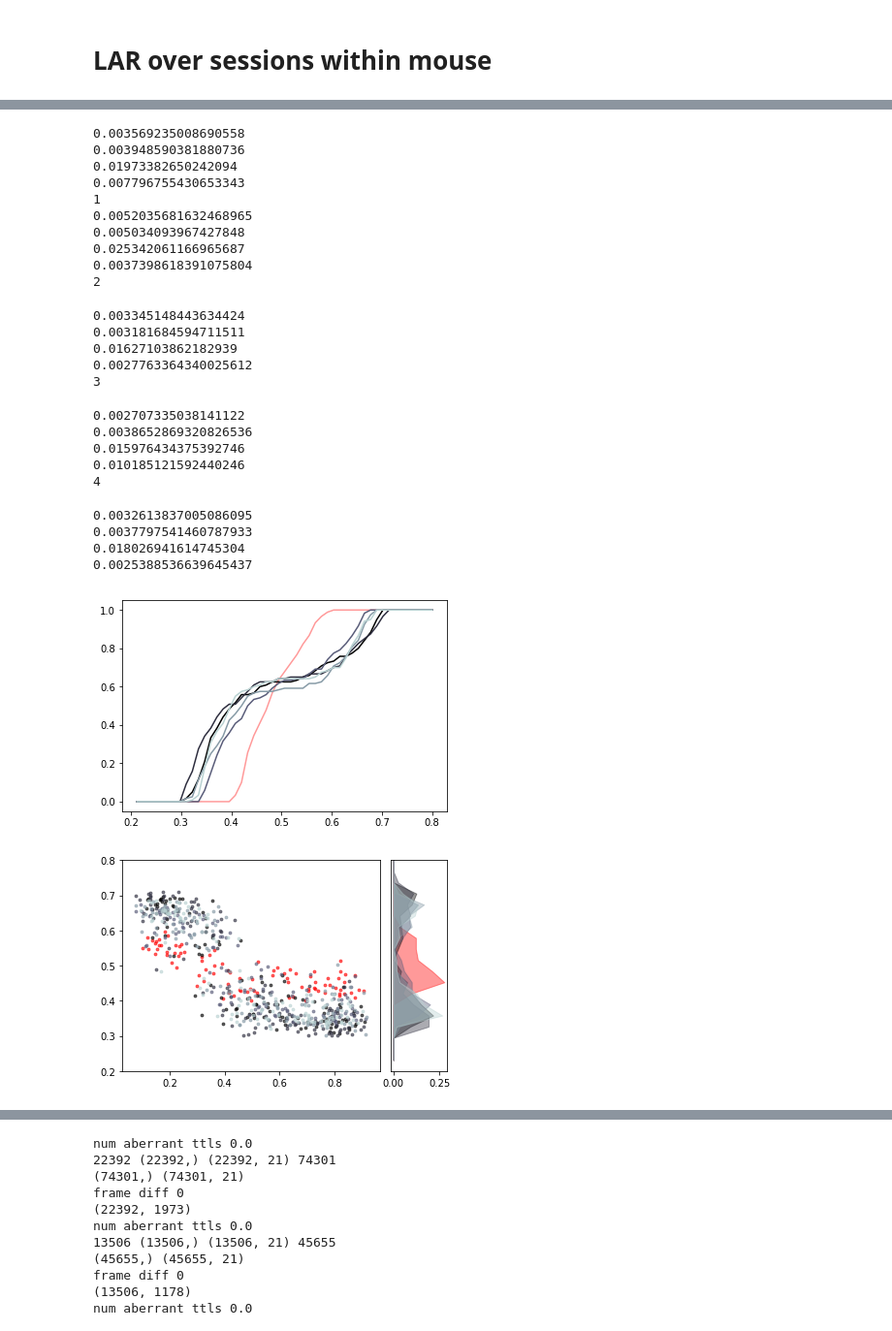
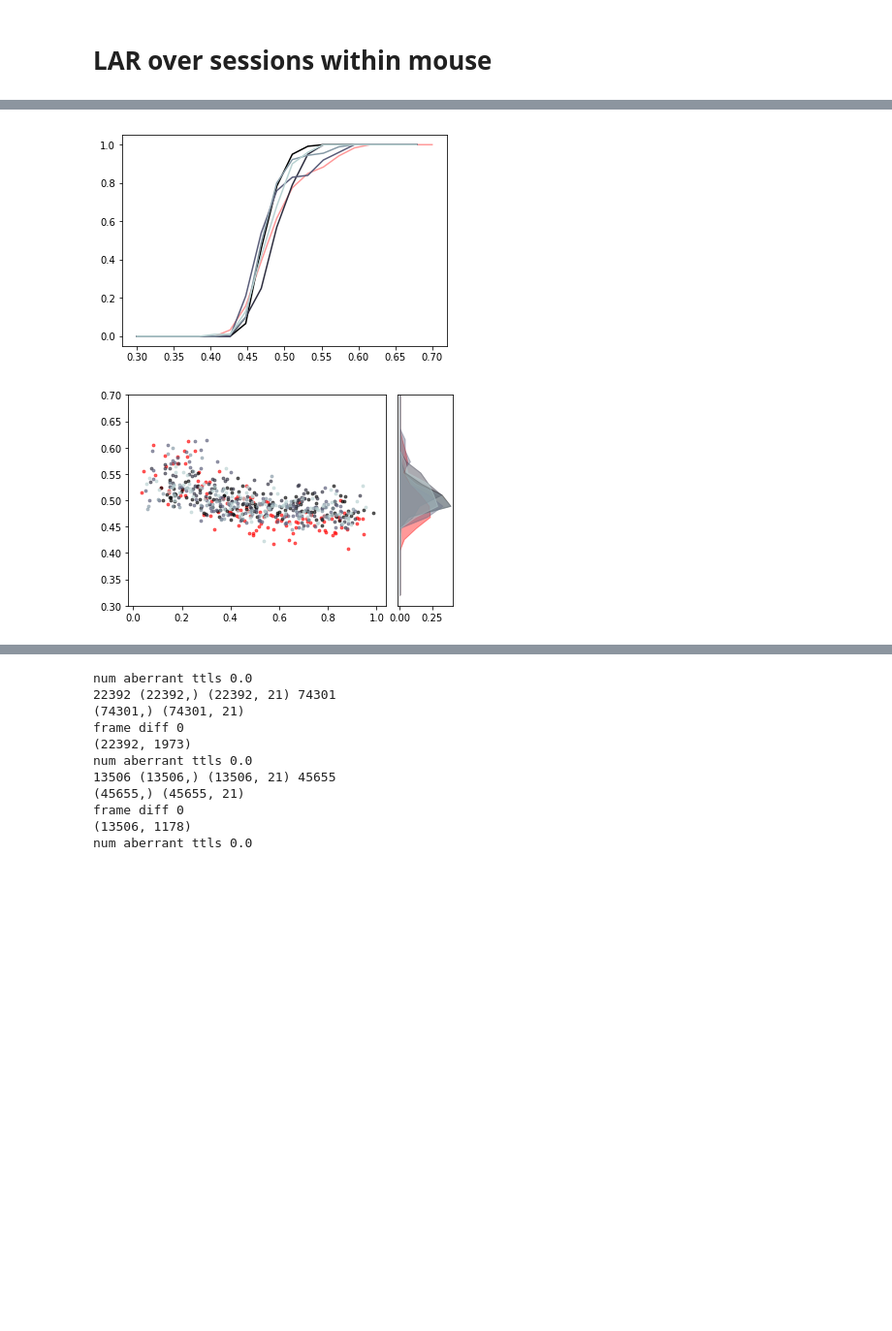
Before and after one commit to GiocomoLab/MightyMorphingPhotonRangers, a Jupyter notebook: SimMats/LogAngleRatioPlots.ipynb, the cells around one changed output, grey strips where cells are left out. Shown at 97% size. Drawn from its saved outputs; the diff is of its cells as text; code cells hidden in the pictures; blank space fills up the shorter version.

```diff
--- a/SimMats/LogAngleRatioPlots.ipynb
+++ b/SimMats/LogAngleRatioPlots.ipynb
@@ -879,7 +984,7 @@ ax.fill_between(edges[1:],rare_hist/rare_hist.sum(),alpha=.3,color=plt.cm.copper
 # %%
 # plot distributions of absolute values and cdfs
 f,ax = plt.subplots()
-bins = np.linspace(0,1)
+bins = np.linspace(0.2,.8)
 fam_hist,edges = np.histogram(np.abs(mega_lar_fam),bins)
 rare_hist,edges = np.histogram(np.abs(mega_lar_rare),bins)
 ax.fill_between(edges[1:],fam_hist/fam_hist.sum(),alpha=.3,color=plt.cm.cividis(0.))
@@ -934,7 +1039,7 @@ def _plot_LAR_session(lar,em,color='red',ymin=.2,ymax=.8,f=None,gs=None,ax_scat
     return {'f':f,'ax_scat':ax_scat,'gs':gs,'ax_hist':ax_hist}
 # %%
 
-mouse = '4139265.3'
+mouse = '4222168.1'
 df_mouse = df[df['MouseName'].str.match(mouse)]
 df_mouse
 # %% [output]
@@ -964,0 +1055,14 @@ frame diff 0
+# %%
+sess = df_mouse.iloc[0]
+_lar,_em,sim0,sim1 = sess_lar(sess,max_pos=450.)
+
+
+ds_mask = make_ds_mask(_em)
+_em_ds, _lar_ds = _em[ds_mask],_lar[ds_mask]
+
+# ed = err_density(_lar,_em)
+print('Rare r2:', 1-((loo_reg(rare_map_spline(_em*1.6-.3),_lar,model=linreg())-_lar)**2).mean()/np.var(_lar))
+print('Fam r2:', 1-((loo_reg(fam_map_spline(_em*1.6-.3),_lar,model=linreg())-_lar)**2).mean()/np.var(_lar))
+
+# print('Rare BIC', BIC(loo_reg(rare_map_spline(_em*1.6-.3),_lar),_lar,2))
+# print('Freq BIC', BIC(loo_reg(fam_map_spline(_em*1.6-.3),_lar),_lar,2))
@@ -964,0 +1162,4 @@ frame diff 0
+# %%
+mouse = '4222154.1'
+df_mouse = df[df['MouseName'].str.match(mouse)]
+df_mouse
@@ -965,5 +1195,6 @@ frame diff 0
 # %%
-edges = np.linspace(.2,.8)
+edges = np.linspace(0.30,.7,num=20)
+
 
 
 f_cdf,ax_cdf = plt.subplots()
@@ -972,19 +1203,23 @@ hist,trsh = np.histogram(_lar,edges)
 hist = hist/hist.sum()
 ax_cdf.plot(edges[1:],np.cumsum(hist),color='red',alpha=.4)
 
-fig_d = _plot_LAR_session(_lar,_em,color='red')
+fig_d = _plot_LAR_session(_lar,_em,color='red',ymin=.3,ymax=.7)
 
-N = len(LAR_rare[mouse])
-for sess, (lar,em) in enumerate(zip(LAR_rare[mouse],EM_rare[mouse])):
+N = len(LAR_fam[mouse])
+for sess, (lar,em) in enumerate(zip(LAR_fam[mouse],EM_fam[mouse])):
     print(sess)
     hist,trsh = np.histogram(lar,edges)
     hist=hist/hist.sum()
-    ax_cdf.plot(edges[1:],np.cumsum(hist),color=plt.cm.bone(np.float(sess)/N))
+    ax_cdf.plot(edges[0:-1],np.cumsum(hist),color=plt.cm.bone(np.float(sess)/N))
+    fig_d = _plot_LAR_session(lar,em,**fig_d,color=plt.cm.bone(np.float(sess)/N),ymin=.3,ymax=.7)
 
-    fig_d = _plot_LAR_session(lar,em,**fig_d,color=plt.cm.bone(np.float(sess)/N))
-    sess_err = model_comparison(em,lar)
-    for j in range(len(sess_err)):
-        print(np.mean(sess_err[j]**2))
+    print('Rare r2:', 1-((loo_reg(rare_map_spline(em*1.6-.3),lar,model=linreg())-lar)**2).mean()/np.var(lar))
+
+#     fig_d['ax_scat'].scatter(em,loo_reg(rare_map_spline(em*1.4-.2),lar),color=plt.cm.bone(np.float(sess)/N))
+
+    print('Fam r2:', 1-((loo_reg(fam_map_spline(em*1.6-.3),lar,model=linreg())-lar)**2).mean()/np.var(lar))
+#     fig_d['ax_scat'].scatter(em,loo_reg(fam_map_spline(em*1.6-.3),lar),color=plt.cm.bone(np.float(sess)/N))
+
 
 f_cdf.savefig(os.path.join(basedir,"%s_sess_lsr_cdf.pdf" % mouse),format='pdf')
 fig_d['f'].savefig(os.path.join(basedir,"%s_sess_lsr.pdf" % mouse), format = 'pdf')
@@ -993,26 +1242,2 @@ fig_d['f'].savefig(os.path.join(basedir,"%s_sess_lsr.pdf" % mouse), format = 'pd
-0.003569235008690558
-0.003948590381880736
-0.01973382650242094
-0.007796755430653343
-1
-0.0052035681632468965
-0.005034093967427848
-0.025342061166965687
-0.0037398618391075804
-2
-0.003345148443634424
-0.003181684594711511
-0.01627103862182939
-0.0027763364340025612
-3
-0.002707335038141122
-0.0038652869320826536
-0.015976434375392746
-0.010185121592440246
-4
-0.0032613837005086095
-0.0037797541460787933
-0.018026941614745304
-0.0025388536639645437
-[figure, old version]
+[figure, new version]
-[figure, old version]
+[figure, new version]
```
Also changed, not shown: parts of 54 cells of this notebook, 6 other files.
